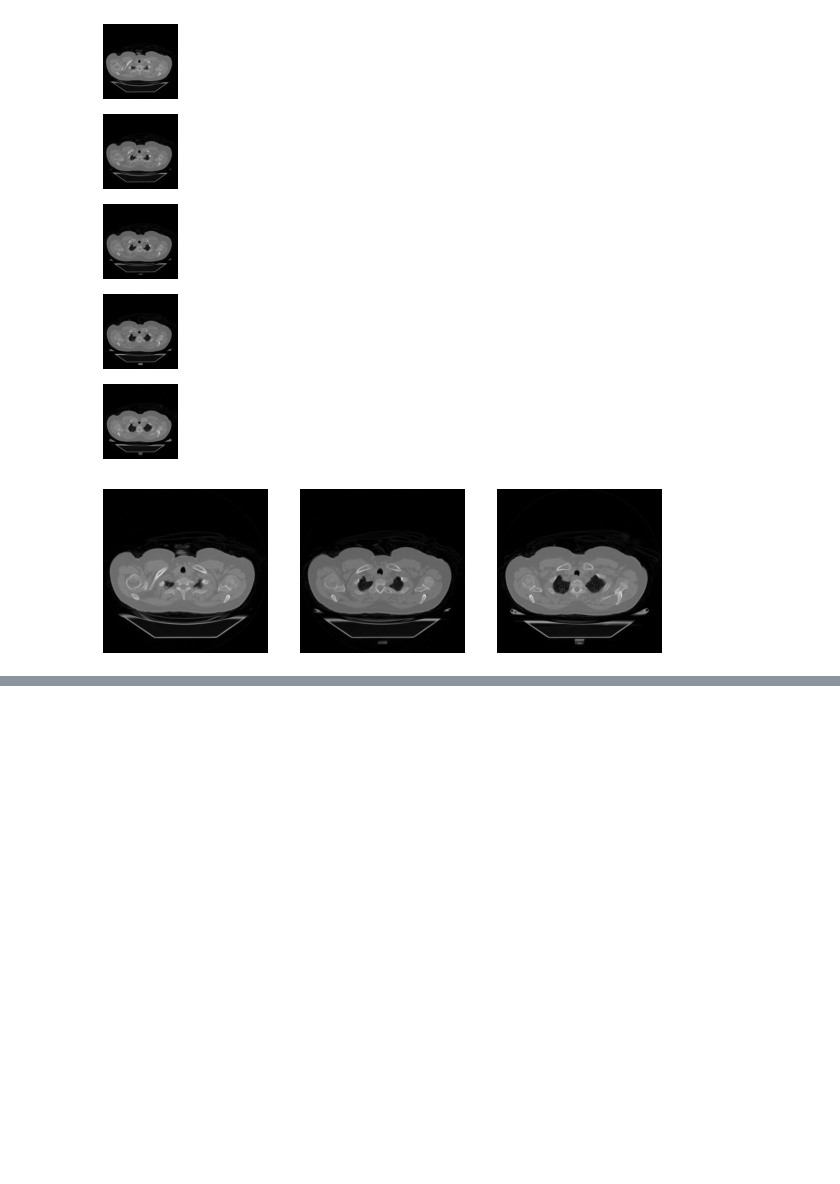
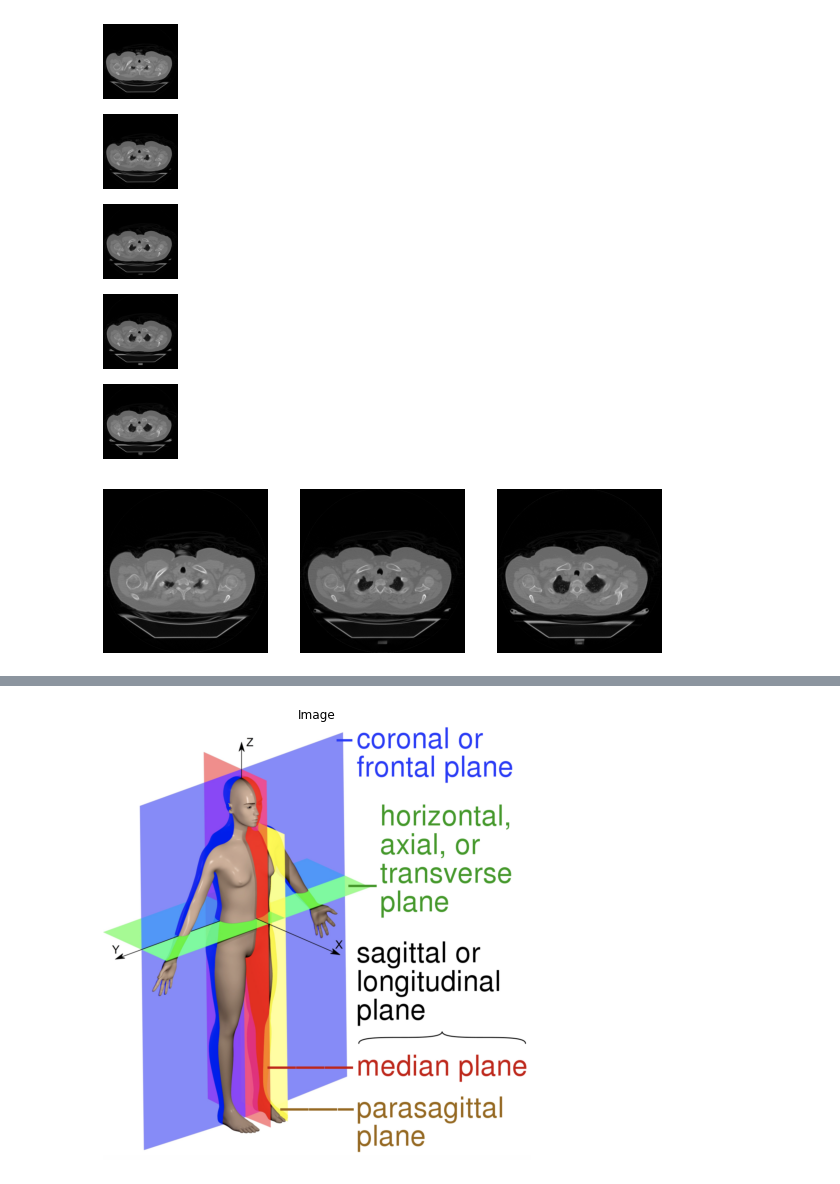
Before and after one commit to anmorgan24/Springboard, a Jupyter notebook: Notes/Image_Processing/Biomedical_Image_Analysis/Biomedical_Image_Analysis_01.ipynb, the cells around one changed output, grey strips where cells are left out. Drawn from its saved outputs; the diff is of its cells as text; code cells hidden in the pictures; blank space fills up the shorter version.

```diff
--- a/Notes/Image_Processing/Biomedical_Image_Analysis/Biomedical_Image_Analysis_01.ipynb
+++ b/Notes/Image_Processing/Biomedical_Image_Analysis/Biomedical_Image_Analysis_01.ipynb
@@ -490,0 +536,4 @@ plt.show()
+# %%
+show_image(imread('pics_b/anatomical_views_03.png'))
+# %% [output]
+[figure, added]
```
Also changed, not shown: parts of 2 cells of this notebook, 3 other files.
